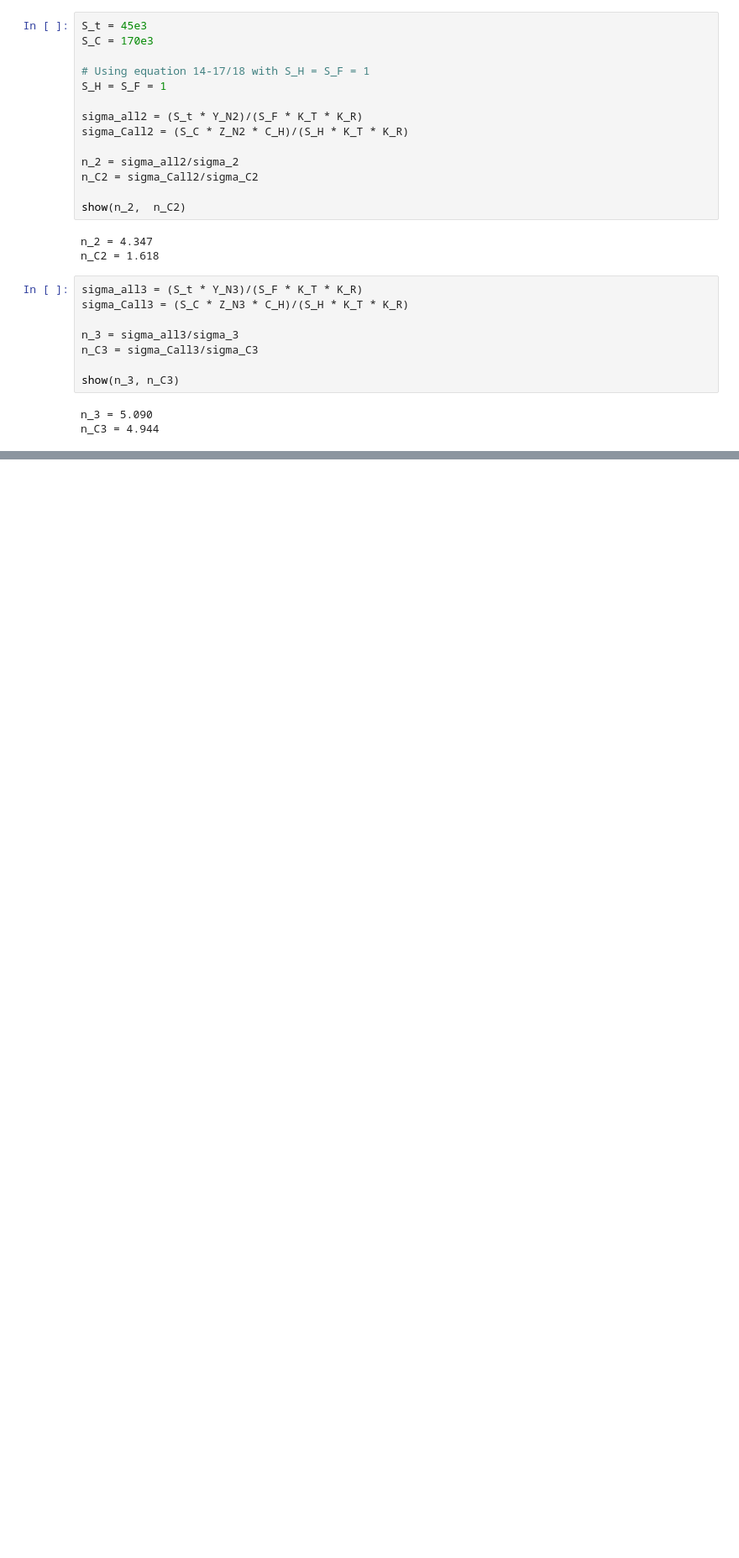
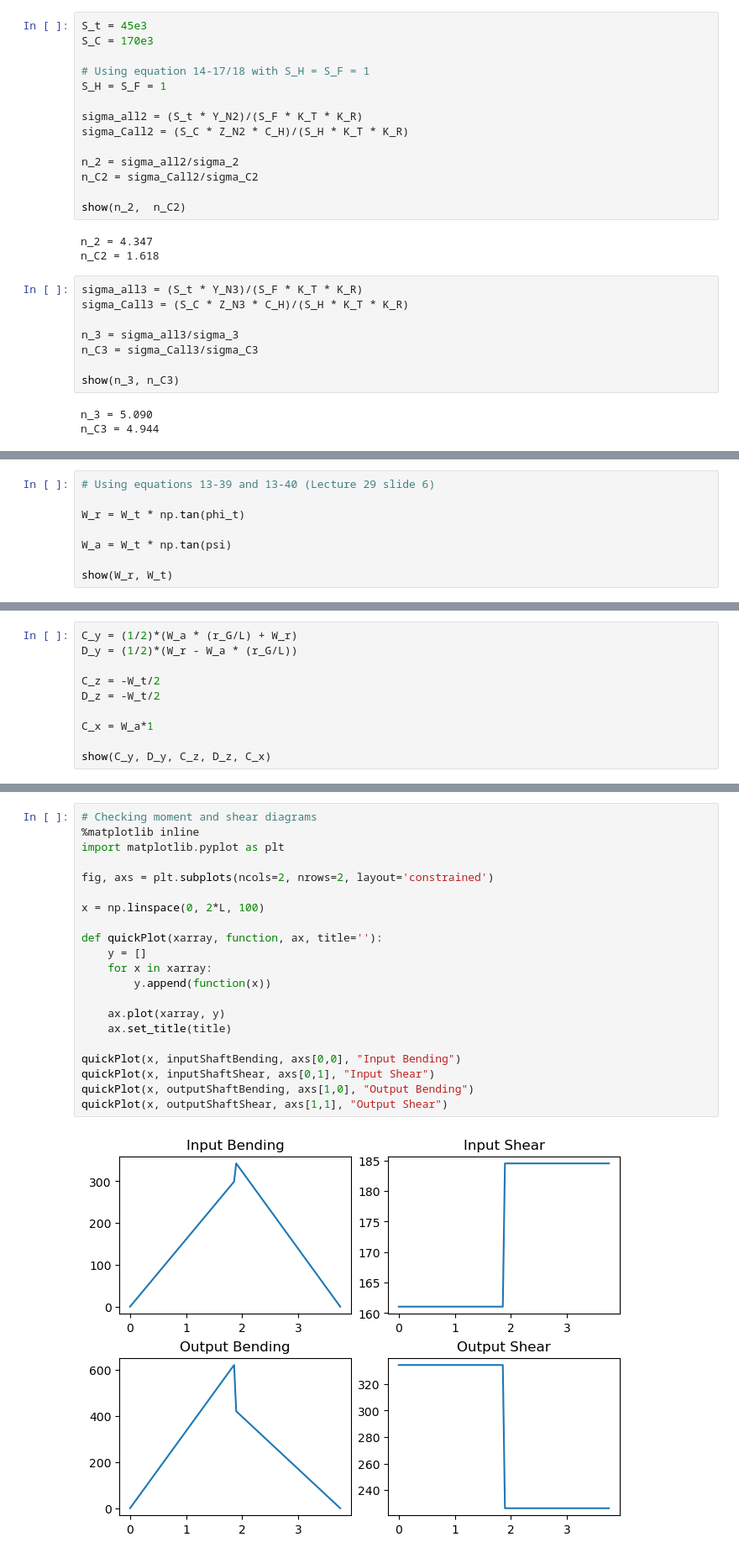
Before and after one commit to iHoonter/Machine-Design-Project-Code, a Jupyter notebook: Project.ipynb, the cells around one changed output, grey strips where cells are left out. Shown at 84% size. Cells and saved outputs as stored; diff of their text form; blank space fills up the shorter version.

Commit message:
Finished force analysis, shaft moments and shear forces found

```diff
--- a/Project.ipynb
+++ b/Project.ipynb
@@ -473,0 +474,8 @@ We need to find $W_t$, $W_r$, and $W_a$ for each gear.
+# %%
+# Using equations 13-39 and 13-40 (Lecture 29 slide 6)
+
+W_r = W_t * np.tan(phi_t)
+
+W_a = W_t * np.tan(psi)
+
+show(W_r, W_t)
@@ -473,0 +508,10 @@ We need to find $W_t$, $W_r$, and $W_a$ for each gear.
+# %%
+C_y = (1/2)*(W_a * (r_G/L) + W_r)
+D_y = (1/2)*(W_r - W_a * (r_G/L))
+
+C_z = -W_t/2
+D_z = -W_t/2
+
+C_x = W_a*1
+
+show(C_y, D_y, C_z, D_z, C_x)
@@ -473,0 +595,23 @@ We need to find $W_t$, $W_r$, and $W_a$ for each gear.
+# %%
+# Checking moment and shear diagrams
+%matplotlib inline
+import matplotlib.pyplot as plt
+
+fig, axs = plt.subplots(ncols=2, nrows=2, layout='constrained')
+
+x = np.linspace(0, 2*L, 100)
+
+def quickPlot(xarray, function, ax, title=''):
+    y = []
+    for x in xarray:
+        y.append(function(x))
+
+    ax.plot(xarray, y)
+    ax.set_title(title)
+
+quickPlot(x, inputShaftBending, axs[0,0], "Input Bending")
+quickPlot(x, inputShaftShear, axs[0,1], "Input Shear")
+quickPlot(x, outputShaftBending, axs[1,0], "Output Bending")
+quickPlot(x, outputShaftShear, axs[1,1], "Output Shear")
+# %% [output]
+[figure, added]
```
Also changed, not shown: parts of 11 cells of this notebook, 1 other file.
